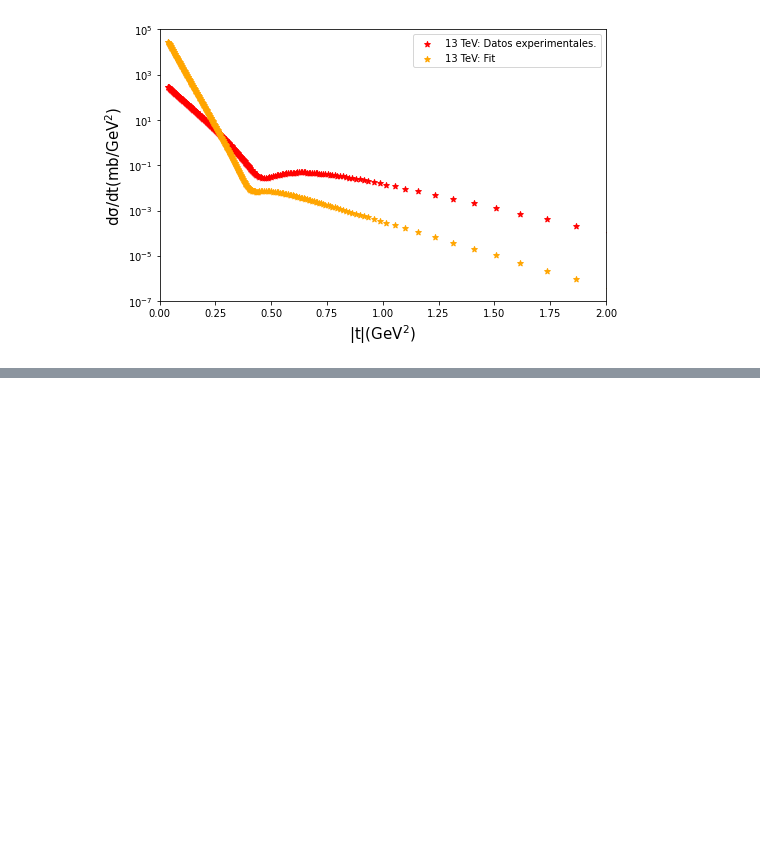
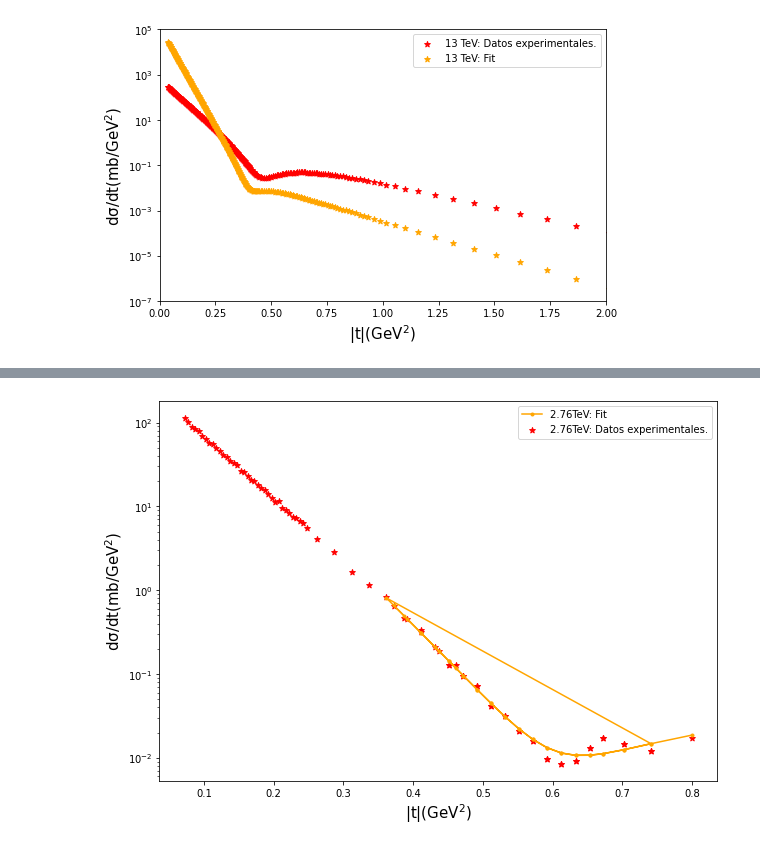
Before and after one commit to m-mejiap/MetodosComputacionales, a Jupyter notebook: 2020-2/Extrapolacion.ipynb, the cells around one changed output, grey strips where cells are left out. Cells and saved outputs as stored; diff of their text form; code cells hidden in the pictures; blank space fills up the shorter version.

```diff
--- a/2020-2/Extrapolacion.ipynb
+++ b/2020-2/Extrapolacion.ipynb
@@ -60,0 +120,3 @@ plt.show()
+# %%
+def fit(x,A1,B1,A2,B2,PHI):
+    return np.abs( (A1*np.exp(B1*x)) + (A2*np.exp( (B2+(1j*PHI))*x )) )**2
@@ -60,0 +139,11 @@ plt.show()
+# %%
+plt.figure(figsize=(10,7))
+plt.scatter(data[:,0],data[:,2],marker='*',color="red",label="2.76TeV: Datos experimentales.")
+plt.plot(np.asarray(x),fit(np.asarray(x),popt[0],popt[1],popt[2],popt[3],popt[4]),marker='.',color="orange",label="2.76TeV: Fit")
+plt.xlabel("|t|(GeV$^2$)",size=15)
+plt.ylabel("dσ/dt(mb/GeV$^2$)",size=15)
+plt.yscale('log')
+plt.legend()
+plt.show()
+# %% [output]
+[figure, added]
```
Also changed, not shown: parts of 10 cells of this notebook.
